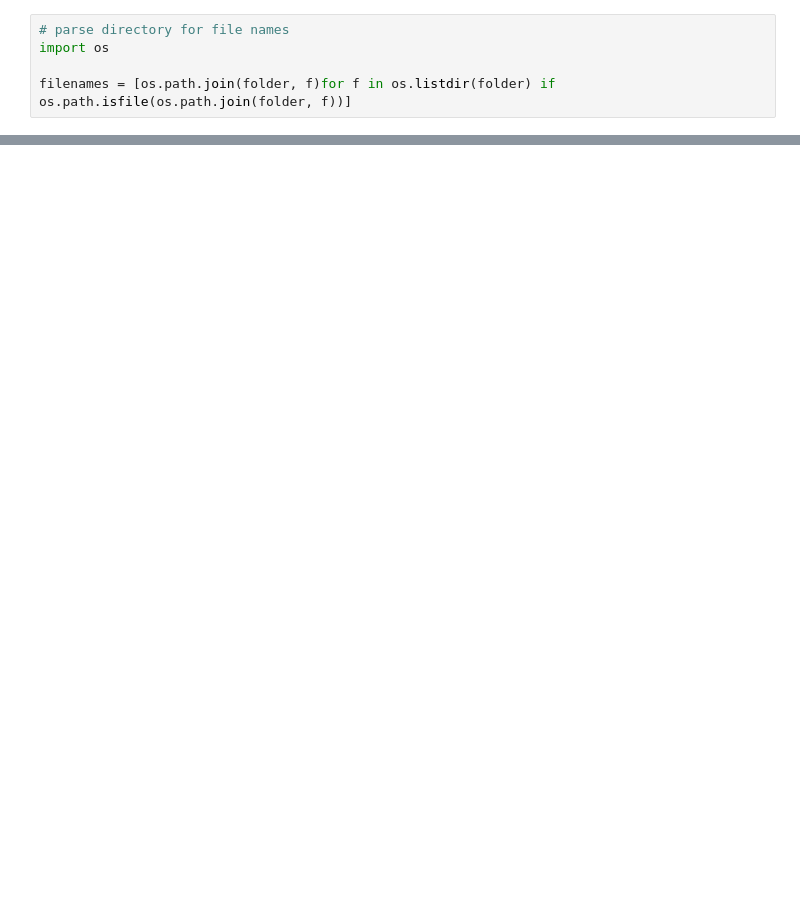
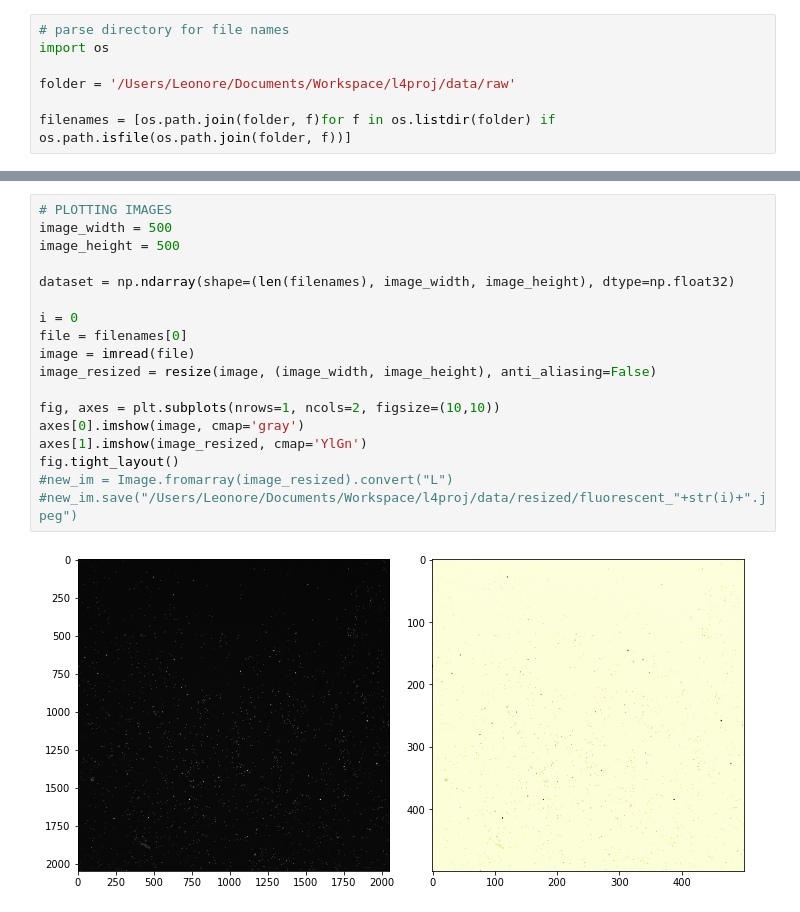
Before and after one commit to leonore/deep-learning-for-immune-cells, a Jupyter notebook: src/tryouts.ipynb, the cells around one changed output, grey strips where cells are left out. Saved outputs shown, nothing was run; the diff lists cells and outputs as text; blank space fills up the shorter version.

```diff
--- a/src/tryouts.ipynb
+++ b/src/tryouts.ipynb
@@ -26,4 +28,6 @@ copy_to('../data/raw/')
 # parse directory for file names
 import os
 
+folder = '/Users/Leonore/Documents/Workspace/l4proj/data/raw'
+
 filenames = [os.path.join(folder, f)for f in os.listdir(folder) if os.path.isfile(os.path.join(folder, f))]
@@ -30,3 +42,23 @@ filenames = [os.path.join(folder, f)for f in os.listdir(folder) if os.path.isfil
+# %%
+# PLOTTING IMAGES
+image_width = 500
+image_height = 500
+
+dataset = np.ndarray(shape=(len(filenames), image_width, image_height), dtype=np.float32)
+
+i = 0
+file = filenames[0]
+image = imread(file)
+image_resized = resize(image, (image_width, image_height), anti_aliasing=False)
+
+fig, axes = plt.subplots(nrows=1, ncols=2, figsize=(10,10))
+axes[0].imshow(image, cmap='gray')
+axes[1].imshow(image_resized, cmap='YlGn')
+fig.tight_layout()
+#new_im = Image.fromarray(image_resized).convert("L")
+#new_im.save("/Users/Leonore/Documents/Workspace/l4proj/data/resized/fluorescent_"+str(i)+".jpeg")
+# %% [output]
+[figure, added]
 # %%
 # resize images
 # read images into arrays
```
Also changed, not shown: parts of 20 cells of this notebook, 5 other files.
